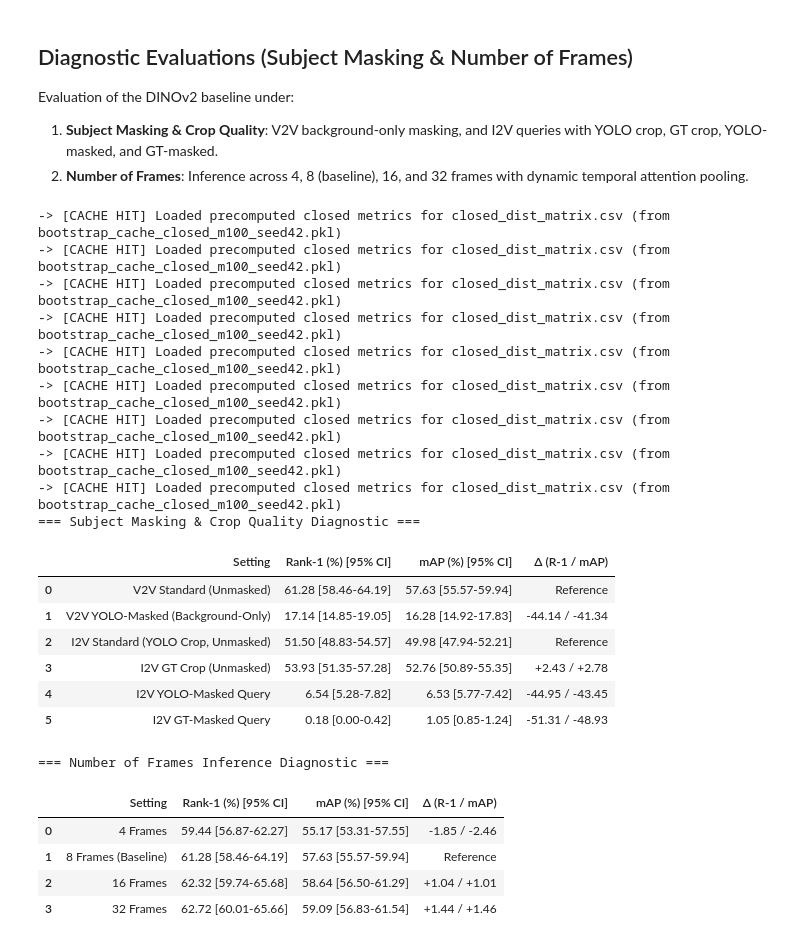
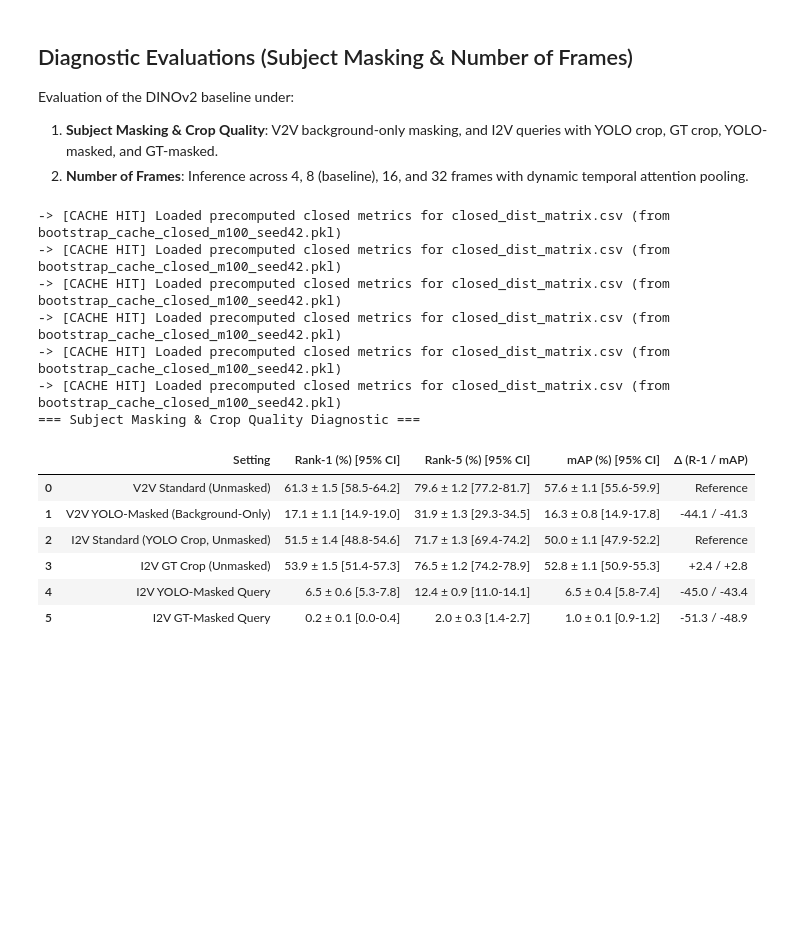
Before and after one commit to markoMedved/DogReID-1553, a Jupyter notebook: evaluation/evaluate_ablations.ipynb, the cells around one changed output. Saved outputs shown, nothing was run; the diff lists cells and outputs as text; code cells hidden in the pictures; blank space fills up the shorter version.

```diff
--- a/evaluation/evaluate_ablations.ipynb
+++ b/evaluation/evaluate_ablations.ipynb
@@ -385,19 +320,24 @@ for key, entry in all_ablation_results.items():
 
     # mAP
     m_mean = res.get("mAP_boot_mean", full.get("mAP", 0.0)) * 100
+    m_std = res.get("mAP_std", 0.0) * 100
     m_ci = res.get("mAP_ci", (0.0, 0.0))
     m_low, m_high = m_ci[0] * 100, m_ci[1] * 100
 
     # CMC Rank-1, Rank-5, Rank-10
     cmc_boot = res.get("cmc_boot_mean", full.get("cmc", np.zeros(10)))
+    cmc_std = res.get("cmc_std", np.zeros(10))
     cmc_l = res.get("cmc_ci_lower", cmc_boot)
     cmc_u = res.get("cmc_ci_upper", cmc_boot)
 
     r1 = cmc_boot[0] * 100
+    r1_std = cmc_std[0] * 100 if len(cmc_std) > 0 else 0.0
     r1_l, r1_u = cmc_l[0] * 100, cmc_u[0] * 100
 
     r5 = cmc_boot[4] * 100 if len(cmc_boot) >= 5 else 0.0
-    r5_l, r5_u = cmc_l[4] * 100, cmc_u[4] * 100
+    r5_std = cmc_std[4] * 100 if len(cmc_std) >= 5 else 0.0
+    r5_l = cmc_l[4] * 100 if len(cmc_l) >= 5 else 0.0
+    r5_u = cmc_u[4] * 100 if len(cmc_u) >= 5 else 0.0
 
     r10 = cmc_boot[9] * 100 if len(cmc_boot) >= 10 else 0.0
     r10_l, r10_u = cmc_l[9] * 100, cmc_u[9] * 100
@@ -405,7 +345,7 @@ for key, entry in all_ablation_results.items():
     # Deltas
     delta_r1 = (r1 - base_r1 * 100) if base_r1 is not None else 0.0
     delta_map = (m_mean - base_mAP * 100) if base_mAP is not None else 0.0
-    delta_str = f"{delta_r1:+.2f} / {delta_map:+.2f}" if key != "baseline" else "Reference"
+    delta_str = f"{delta_r1:+.1f} / {delta_map:+.1f}" if key != "baseline" else "Reference"
 
     rows.append({
         "Key": key,
@@ -413,9 +353,9 @@ for key, entry in all_ablation_results.items():
         "Category": meta.get("category", "Other"),
         "Variant": meta.get("display_name", key),
         "Description": meta.get("config_desc", ""),
-        "Rank-1 (%) [95% CI]": f"{r1:.2f} [{r1_l:.2f}-{r1_u:.2f}]",
-        "mAP (%) [95% CI]": f"{m_mean:.2f} [{m_low:.2f}-{m_high:.2f}]",
-        "Rank-5 (%) [95% CI]": f"{r5:.2f} [{r5_l:.2f}-{r5_u:.2f}]",
+        "Rank-1 (%) [95% CI]": f"{r1:.1f} ± {r1_std:.1f} [{r1_l:.1f}-{r1_u:.1f}]",
+        "Rank-5 (%) [95% CI]": f"{r5:.1f} ± {r5_std:.1f} [{r5_l:.1f}-{r5_u:.1f}]",
+        "mAP (%) [95% CI]": f"{m_mean:.1f} ± {m_std:.1f} [{m_low:.1f}-{m_high:.1f}]",
         "Δ R-1 / Δ mAP": delta_str,
         "Rank-1_raw": r1,
         "mAP_raw": m_mean,
@@ -618,71 +572,59 @@ def get_row(name, path, fallback_path=None, ref_r1=None, ref_map=None):
         return {"Setting": name, "Rank-1 (%) [95% CI]": "Pending...", "mAP (%) [95% CI]": "Pending...", "Δ (R-1 / mAP)": "-"}
     res = bootstrap_from_csv(str(p), m=100, mode="closed")
     m_mean = res.get("mAP_boot_mean", 0.0) * 100
+    m_std = res.get("mAP_std", 0.0) * 100
     m_ci = res.get("mAP_ci", (0.0, 0.0))
-    cmc = res.get("cmc_boot_mean", [0.0])[0] * 100
-    cmc_ci = (res.get("cmc_ci_lower", [0.0])[0] * 100, res.get("cmc_ci_upper", [0.0])[0] * 100)
-    delta = "Reference" if ref_r1 is None else f"{(cmc - ref_r1):+.2f} / {(m_mean - ref_map):+.2f}"
+    cmc_boot = res.get("cmc_boot_mean", [0.0]*10)
+    cmc_std = res.get("cmc_std", np.zeros(10))
+    cmc_l = res.get("cmc_ci_lower", cmc_boot)
+    cmc_u = res.get("cmc_ci_upper", cmc_boot)
+    cmc = cmc_boot[0] * 100
+    r1_std = cmc_std[0] * 100 if len(cmc_std) > 0 else 0.0
+    cmc_ci = (cmc_l[0] * 100, cmc_u[0] * 100)
+    r5 = cmc_boot[4] * 100 if len(cmc_boot) >= 5 else 0.0
+    r5_std = cmc_std[4] * 100 if len(cmc_std) >= 5 else 0.0
+    r5_ci = (cmc_l[4] * 100, cmc_u[4] * 100) if len(cmc_l) >= 5 else (r5, r5)
+    delta = "Reference" if ref_r1 is None else f"{(cmc - ref_r1):+.1f} / {(m_mean - ref_map):+.1f}"
     return {
         "Setting": name,
-        "Rank-1 (%) [95% CI]": f"{cmc:.2f} [{cmc_ci[0]:.2f}-{cmc_ci[1]:.2f}]",
-        "mAP (%) [95% CI]": f"{m_mean:.2f} [{m_ci[0]*100:.2f}-{m_ci[1]*100:.2f}]",
+        "Rank-1 (%) [95% CI]": f"{cmc:.1f} ± {r1_std:.1f} [{cmc_ci[0]:.1f}-{cmc_ci[1]:.1f}]",
+        "Rank-5 (%) [95% CI]": f"{r5:.1f} ± {r5_std:.1f} [{r5_ci[0]:.1f}-{r5_ci[1]:.1f}]",
+        "mAP (%) [95% CI]": f"{m_mean:.1f} ± {m_std:.1f} [{m_ci[0]*100:.1f}-{m_ci[1]*100:.1f}]",
         "Δ (R-1 / mAP)": delta,
-        "_r1": cmc, "_map": m_mean
+        "_r1": cmc, "_r5": r5, "_map": m_mean
     }
 
 # 1. Subject Masking & Crop Quality
 base_v2v = get_row("V2V Standard (Unmasked)", CLOSED_DIR / "baseline_vid2vid" / "closed_dist_matrix.csv", ROOT_DIR / "evaluation/csvs_ablations/baseline/closed_dist_matrix.csv")
 v2v_r1, v2v_map = base_v2v.get("_r1"), base_v2v.get("_map")
 
 base_i2v = get_row("I2V Standard (YOLO Crop, Unmasked)", DIAG_DIR / "baseline_img2vid_unmasked_yolo" / "closed_dist_matrix.csv", CLOSED_DIR / "baseline_img2vid" / "closed_dist_matrix.csv")
 i2v_r1, i2v_map = base_i2v.get("_r1"), base_i2v.get("_map")
 
 masking_rows = [
     base_v2v,
     get_row("V2V YOLO-Masked (Background-Only)", DIAG_DIR / "baseline_vid2vid_masked" / "closed_dist_matrix.csv", ref_r1=v2v_r1, ref_map=v2v_map),
     base_i2v,
     get_row("I2V GT Crop (Unmasked)", DIAG_DIR / "baseline_img2vid_unmasked_gt" / "closed_dist_matrix.csv", DIAG_DIR / "baseline_img2vid_gt_query" / "closed_dist_matrix.csv", ref_r1=i2v_r1, ref_map=i2v_map),
     get_row("I2V YOLO-Masked Query", DIAG_DIR / "baseline_img2vid_masked_yolo" / "closed_dist_matrix.csv", ref_r1=i2v_r1, ref_map=i2v_map),
     get_row("I2V GT-Masked Query", DIAG_DIR / "baseline_img2vid_masked_gt" / "closed_dist_matrix.csv", ref_r1=i2v_r1, ref_map=i2v_map),
 ]
-df_masking = pd.DataFrame(masking_rows)[["Setting", "Rank-1 (%) [95% CI]", "mAP (%) [95% CI]", "Δ (R-1 / mAP)"]]
-
-# 2. Number of Frames (Temporal Scaling)
-f8_r1, f8_map = v2v_r1, v2v_map
-frame_rows = [
-    get_row("4 Frames", DIAG_DIR / "baseline_vid2vid_len4" / "closed_dist_matrix.csv", ref_r1=f8_r1, ref_map=f8_map),
-    {"Setting": "8 Frames (Baseline)", "Rank-1 (%) [95% CI]": base_v2v["Rank-1 (%) [95% CI]"], "mAP (%) [95% CI]": base_v2v["mAP (%) [95% CI]"], "Δ (R-1 / mAP)": "Reference"},
-    get_row("16 Frames", DIAG_DIR / "baseline_vid2vid_len16" / "closed_dist_matrix.csv", ref_r1=f8_r1, ref_map=f8_map),
-    get_row("32 Frames", DIAG_DIR / "baseline_vid2vid_len32" / "closed_dist_matrix.csv", ref_r1=f8_r1, ref_map=f8_map),
-]
-df_frames = pd.DataFrame(frame_rows)[["Setting", "Rank-1 (%) [95% CI]", "mAP (%) [95% CI]", "Δ (R-1 / mAP)"]]
+df_masking = pd.DataFrame(masking_rows)[["Setting", "Rank-1 (%) [95% CI]", "Rank-5 (%) [95% CI]", "mAP (%) [95% CI]", "Δ (R-1 / mAP)"]]
 
 print("=== Subject Masking & Crop Quality Diagnostic ===")
 display(df_masking)
-
-print("\n=== Number of Frames Inference Diagnostic ===")
-display(df_frames)
 # %% [output]
--> [CACHE HIT] Loaded precomputed closed metrics for closed_dist_matrix.csv (from bootstrap_cache_closed_m100_seed42.pkl)
--> [CACHE HIT] Loaded precomputed closed metrics for closed_dist_matrix.csv (from bootstrap_cache_closed_m100_seed42.pkl)
--> [CACHE HIT] Loaded precomputed closed metrics for closed_dist_matrix.csv (from bootstrap_cache_closed_m100_seed42.pkl)
 -> [CACHE HIT] Loaded precomputed closed metrics for closed_dist_matrix.csv (from bootstrap_cache_closed_m100_seed42.pkl)
 -> [CACHE HIT] Loaded precomputed closed metrics for closed_dist_matrix.csv (from bootstrap_cache_closed_m100_seed42.pkl)
 -> [CACHE HIT] Loaded precomputed closed metrics for closed_dist_matrix.csv (from bootstrap_cache_closed_m100_seed42.pkl)
 -> [CACHE HIT] Loaded precomputed closed metrics for closed_dist_matrix.csv (from bootstrap_cache_closed_m100_seed42.pkl)
 -> [CACHE HIT] Loaded precomputed closed metrics for closed_dist_matrix.csv (from bootstrap_cache_closed_m100_seed42.pkl)
 -> [CACHE HIT] Loaded precomputed closed metrics for closed_dist_matrix.csv (from bootstrap_cache_closed_m100_seed42.pkl)
 === Subject Masking & Crop Quality Diagnostic ===
-|  | Setting | Rank-1 (%) [95% CI] | mAP (%) [95% CI] | Δ (R-1 / mAP) |
-| 0 | V2V Standard (Unmasked) | 61.28 [58.46-64.19] | 57.63 [55.57-59.94] | Reference |
-| 1 | V2V YOLO-Masked (Background-Only) | 17.14 [14.85-19.05] | 16.28 [14.92-17.83] | -44.14 / -41.34 |
-| 2 | I2V Standard (YOLO Crop, Unmasked) | 51.50 [48.83-54.57] | 49.98 [47.94-52.21] | Reference |
-| 3 | I2V GT Crop (Unmasked) | 53.93 [51.35-57.28] | 52.76 [50.89-55.35] | +2.43 / +2.78 |
-| 4 | I2V YOLO-Masked Query | 6.54 [5.28-7.82] | 6.53 [5.77-7.42] | -44.95 / -43.45 |
-| 5 | I2V GT-Masked Query | 0.18 [0.00-0.42] | 1.05 [0.85-1.24] | -51.31 / -48.93 |
+|  | Setting | Rank-1 (%) [95% CI] | Rank-5 (%) [95% CI] | mAP (%) [95% CI] | Δ (R-1 / mAP) |
+| 0 | V2V Standard (Unmasked) | 61.3 ± 1.5 [58.5-64.2] | 79.6 ± 1.2 [77.2-81.7] | 57.6 ± 1.1 [55.6-59.9] | Reference |
+| 1 | V2V YOLO-Masked (Background-Only) | 17.1 ± 1.1 [14.9-19.0] | 31.9 ± 1.3 [29.3-34.5] | 16.3 ± 0.8 [14.9-17.8] | -44.1 / -41.3 |
+| 2 | I2V Standard (YOLO Crop, Unmasked) | 51.5 ± 1.4 [48.8-54.6] | 71.7 ± 1.3 [69.4-74.2] | 50.0 ± 1.1 [47.9-52.2] | Reference |
+| 3 | I2V GT Crop (Unmasked) | 53.9 ± 1.5 [51.4-57.3] | 76.5 ± 1.2 [74.2-78.9] | 52.8 ± 1.1 [50.9-55.3] | +2.4 / +2.8 |
+| 4 | I2V YOLO-Masked Query | 6.5 ± 0.6 [5.3-7.8] | 12.4 ± 0.9 [11.0-14.1] | 6.5 ± 0.4 [5.8-7.4] | -45.0 / -43.4 |
+| 5 | I2V GT-Masked Query | 0.2 ± 0.1 [0.0-0.4] | 2.0 ± 0.3 [1.4-2.7] | 1.0 ± 0.1 [0.9-1.2] | -51.3 / -48.9 |
-=== Number of Frames Inference Diagnostic ===
-|  | Setting | Rank-1 (%) [95% CI] | mAP (%) [95% CI] | Δ (R-1 / mAP) |
-| 0 | 4 Frames | 59.44 [56.87-62.27] | 55.17 [53.31-57.55] | -1.85 / -2.46 |
-| 1 | 8 Frames (Baseline) | 61.28 [58.46-64.19] | 57.63 [55.57-59.94] | Reference |
-| 2 | 16 Frames | 62.32 [59.74-65.68] | 58.64 [56.50-61.29] | +1.04 / +1.01 |
-| 3 | 32 Frames | 62.72 [60.01-65.66] | 59.09 [56.83-61.54] | +1.44 / +1.46 |
```
Also changed, not shown: parts of 12 cells of this notebook, 23 other files.
